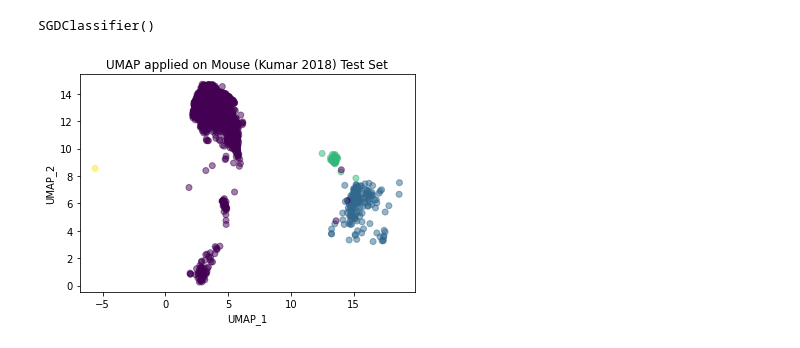
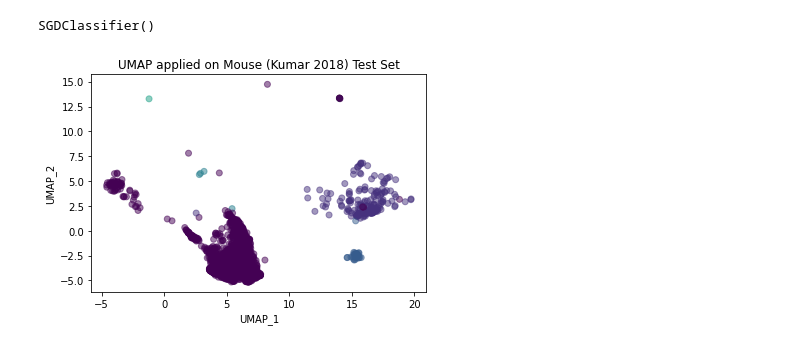
Before and after one commit to WebValley2020ReImagined/final-presentation, a Jupyter notebook: kumar_mouse/Mouse_Francesco.ipynb, the cells around one changed output. Drawn from its saved outputs; the diff is of its cells as text; code cells hidden in the pictures.

```diff
--- a/kumar_mouse/Mouse_Francesco.ipynb
+++ b/kumar_mouse/Mouse_Francesco.ipynb
@@ -41,6 +43,6 @@ training, test = data[train_idcs], data[test_idcs]
 # %% [markdown]
 # Clustering
 # %%
-reducer = UMAP()
+reducer = UMAP(n_neighbors=5)
 train_trans = reducer.fit_transform(training)
 test_trans = reducer.transform(test)
@@ -89,13 +93,13 @@ SGDClassifier()
 # %%
 labels = classifier.predict(test)
 plt.scatter(
     test_trans[:, 0],
     test_trans[:, 1],
     alpha=.5,
     c=labels
 )
 plt.xlabel("UMAP_1")
 plt.ylabel("UMAP_2")
-plt.title("UMAP applied on Mouse (Kumar 2018) Test Set");
+plt.title("SGDClassifier applied on Mouse (Kumar 2018) Test Set");
 # %% [output]
-[figure, old version]
+[figure, new version]
```
Also changed, not shown: parts of 8 cells of this notebook.
